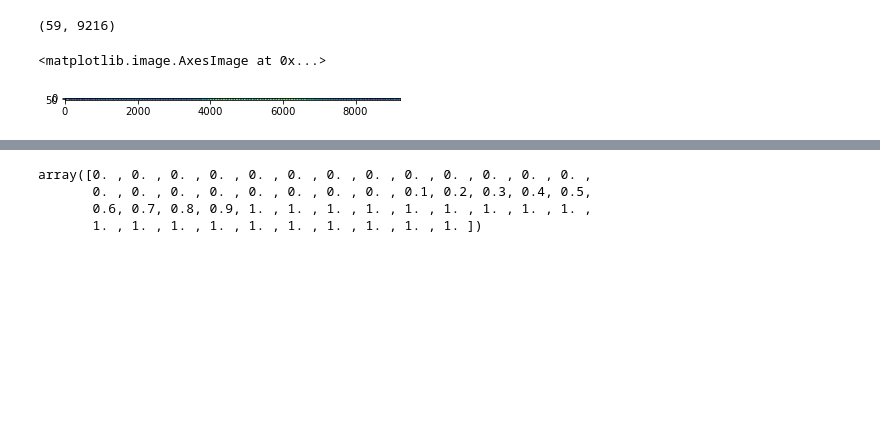
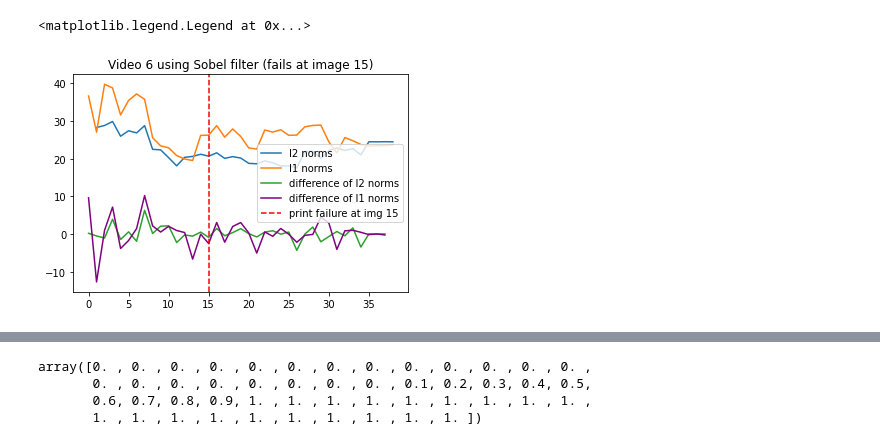
Before and after one commit to edwardlqf/ISYE6740_project, a Jupyter notebook: 3D Printing ML.ipynb, the cells around one changed output, grey strips where cells are left out. Cells and saved outputs as stored; diff of their text form; code cells hidden in the pictures; blank space fills up the shorter version.

```diff
--- a/3D Printing ML.ipynb
+++ b/3D Printing ML.ipynb
@@ -112,0 +222,27 @@ np.matrix.flatten(iig, order = 'F').shape
+# %%
+v = 6
+# %%
+s_list = []
+l_list = []
+h_list = []
+for img in img_dic_bw['video'+str(v)]:
+    s = norm01(sobel(img))
+    l = norm01(lap(img))
+    h = norm01(fhog(img))
+    #print(np.linalg.norm(norm_img))
+    s_list.append(s)
+    l_list.append(l)
+    h_list.append(h)
+# %%
+fail_at = 15
+
+plt.title('Video ' +str(v) + ' using Sobel filter (fails at image ' + str(fail_at) + ')')
+plt.plot(l2(s_list), label='l2 norms')
+plt.plot(l1(s_list), label='l1 norms')
+plt.plot(find_dif(l2(s_list)), label='difference of l2 norms')
+plt.plot(find_dif(l1(s_list)), label='difference of l1 norms', color = 'purple')
+plt.axvline(x=fail_at, color = 'r', linestyle='--', label='print failure at img '+ str(fail_at))
+plt.legend()
+# %% [output]
+<matplotlib.legend.Legend at 0x...>
+[figure, added]
@@ -123,20 +262,3 @@ for vid in f:
     flat_dic_gray[vid] = img_arr
 #unflatten:
 #.reshape((x, y))
-# %%
-flat_dic_gray['video2'].shape
-# %% [output]
-(59, 9216)
-# %%
-# fig = plt.figure(figsize=(100, 100))
-# ax1 = plt.axes([0, 60, 0, 1000])
-#plt.axes().set_aspect('equal', 'datalim')
-# plt.axis('equal')
-
-# axes = plt.gca()
-# axes.set_ylim([0,59])
-
-plt.imshow(flat_dic_gray['video2'])
-# %% [output]
-<matplotlib.image.AxesImage at 0x...>
-[figure, removed]
```
Also changed, not shown: parts of 52 cells of this notebook, 3 other files.
